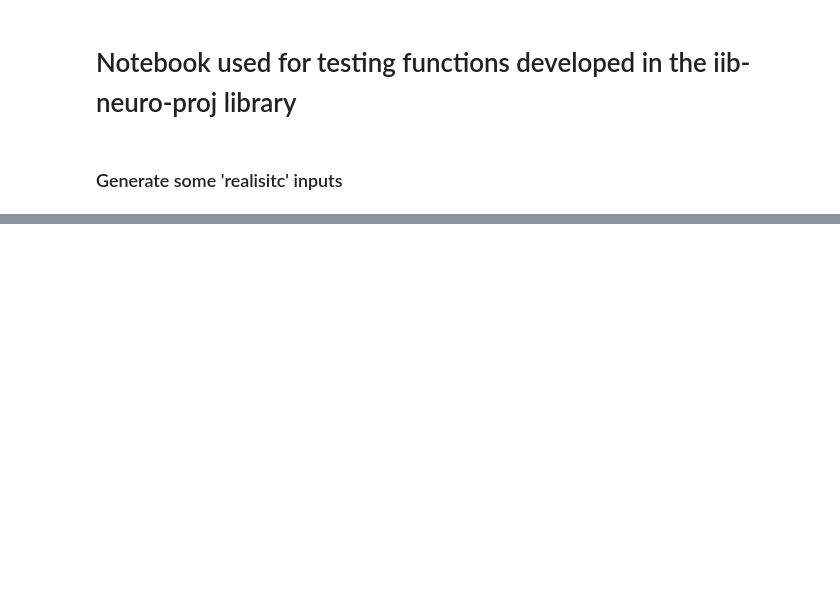
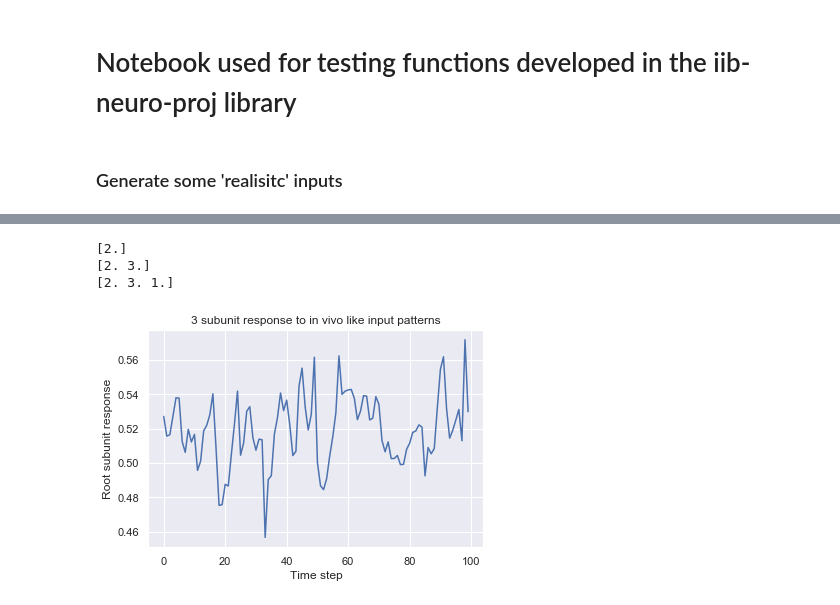
Before and after one commit to eap40/iib-neuro-proj, a Jupyter notebook: iib-testing.ipynb, the cells around one changed output, grey strips where cells are left out. Cells and saved outputs as stored; diff of their text form; code cells hidden in the pictures; blank space fills up the shorter version.

```diff
--- a/iib-testing.ipynb
+++ b/iib-testing.ipynb
@@ -108,0 +117,28 @@ plt.show()
+# %%
+# now parameters for 2 layer, 3 subunit model
+# all excitatory inputs to 1 subunit, all inhibitory to other unit in outer layer, then combine at root subunit
+Jc_2 = np.array([0, 1, 1])
+M_2 = len(Jc_sing) #number of subunits
+
+
+Wce_2 = [[], np.arange(0, X_e.shape[0], 1), []] #all input excitatory neurons connected to subunit 2
+Wwe_2 = [[], np.ones(X_e.shape[0]), []] #weighting matrix - all excitatory neurons connected with weight 1
+Wci_2 = [[], [], np.arange(N_soma, N_soma + X_i.shape[0] -1, 1)] #all input inhibitory neurons connected to subunit 3
+Wwi_2 = [[], [], np.full(X_i.shape[0], -1)] #weighting matrix - all inhibitory neurons connected with weight -1
+Tau_e2 = [[], np.full(X_e.shape[0], 1), []] #all excitatory time constants 1
+Tau_i2 = [[], [], np.full(X_i.shape[0], 1)] #all inhibitory time constants 1
+Th_2 = [1, 0, 0] #no offset in all sigmoids
+
+resp_2 = sim_hLN(X=X_tot, dt=1, Jc=Jc_2, Wce=Wce_2, Wwe=Wwe_2, Wci=Wci_2, Wwi=Wwi_2, Tau_e=Tau_e2, Tau_i=Tau_i2, Th=Th_2, mult_inputs=True)
+# %% [output]
+[2.]
+[2. 3.]
+[2. 3. 1.]
+# %%
+plt.plot(resp_2[4900:5000])
+plt.title("3 subunit response to in vivo like input patterns")
+plt.xlabel("Time step")
+plt.ylabel("Root subunit response")
+plt.show()
+# %% [output]
+[figure, added]
```
Also changed, not shown: parts of 6 cells of this notebook.
